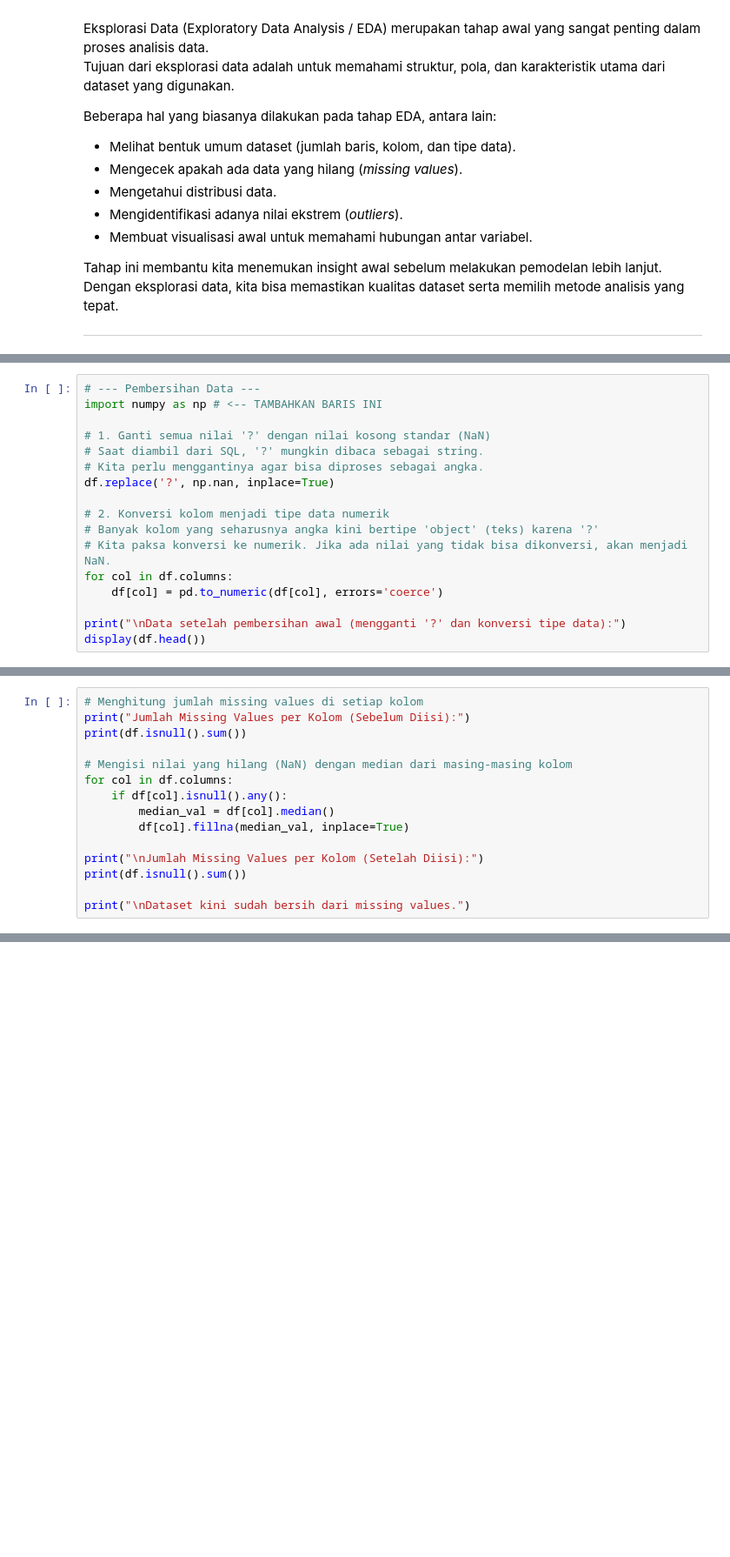
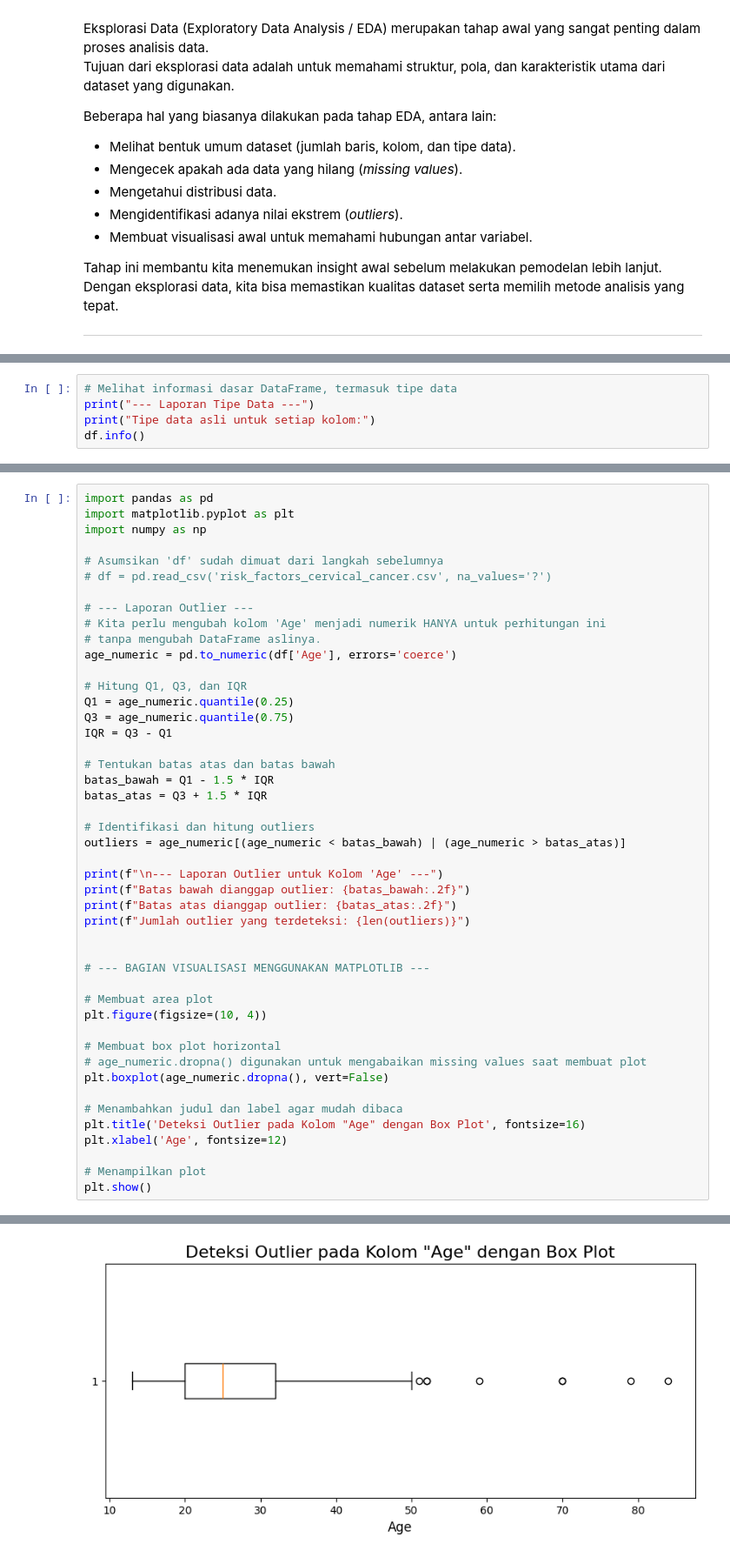
Before and after one commit to mochlintang15-source/PSD, a Jupyter notebook: _sources/EksplorasiData.ipynb, the cells around one changed output, grey strips where cells are left out. Shown at 87% size. Saved outputs shown, nothing was run; the diff lists cells and outputs as text; blank space fills up the shorter version.

```diff
--- a/_sources/EksplorasiData.ipynb
+++ b/_sources/EksplorasiData.ipynb
@@ -58,18 +63,6 @@ Data berhasil diambil dari PostgreSQL.
 # %%
-# --- Pembersihan Data ---
-import numpy as np # <-- TAMBAHKAN BARIS INI
-
-# 1. Ganti semua nilai '?' dengan nilai kosong standar (NaN)
-# Saat diambil dari SQL, '?' mungkin dibaca sebagai string.
-# Kita perlu menggantinya agar bisa diproses sebagai angka.
-df.replace('?', np.nan, inplace=True)
-
-# 2. Konversi kolom menjadi tipe data numerik
-# Banyak kolom yang seharusnya angka kini bertipe 'object' (teks) karena '?'
-# Kita paksa konversi ke numerik. Jika ada nilai yang tidak bisa dikonversi, akan menjadi NaN.
-for col in df.columns:
-    df[col] = pd.to_numeric(df[col], errors='coerce')
-
-print("\nData setelah pembersihan awal (mengganti '?' dan konversi tipe data):")
-display(df.head())
+# Melihat informasi dasar DataFrame, termasuk tipe data
+print("--- Laporan Tipe Data ---")
+print("Tipe data asli untuk setiap kolom:")
+df.info()
 # %% [output]
@@ -110,16 +148,47 @@ memory usage: 241.4 KB
 # %%
-# Menghitung jumlah missing values di setiap kolom
-print("Jumlah Missing Values per Kolom (Sebelum Diisi):")
-print(df.isnull().sum())
+import pandas as pd
+import matplotlib.pyplot as plt
+import numpy as np
 
-# Mengisi nilai yang hilang (NaN) dengan median dari masing-masing kolom
-for col in df.columns:
-    if df[col].isnull().any():
-        median_val = df[col].median()
-        df[col].fillna(median_val, inplace=True)
+# Asumsikan 'df' sudah dimuat dari langkah sebelumnya
+# df = pd.read_csv('risk_factors_cervical_cancer.csv', na_values='?')
 
-print("\nJumlah Missing Values per Kolom (Setelah Diisi):")
-print(df.isnull().sum())
+# --- Laporan Outlier ---
+# Kita perlu mengubah kolom 'Age' menjadi numerik HANYA untuk perhitungan ini
+# tanpa mengubah DataFrame aslinya.
+age_numeric = pd.to_numeric(df['Age'], errors='coerce')
 
-print("\nDataset kini sudah bersih dari missing values.")
+# Hitung Q1, Q3, dan IQR
+Q1 = age_numeric.quantile(0.25)
+Q3 = age_numeric.quantile(0.75)
+IQR = Q3 - Q1
+
+# Tentukan batas atas dan batas bawah
+batas_bawah = Q1 - 1.5 * IQR
+batas_atas = Q3 + 1.5 * IQR
+
+# Identifikasi dan hitung outliers
+outliers = age_numeric[(age_numeric < batas_bawah) | (age_numeric > batas_atas)]
+
+print(f"\n--- Laporan Outlier untuk Kolom 'Age' ---")
+print(f"Batas bawah dianggap outlier: {batas_bawah:.2f}")
+print(f"Batas atas dianggap outlier: {batas_atas:.2f}")
+print(f"Jumlah outlier yang terdeteksi: {len(outliers)}")
+
+
+# --- BAGIAN VISUALISASI MENGGUNAKAN MATPLOTLIB ---
+
+# Membuat area plot
+plt.figure(figsize=(10, 4))
+
+# Membuat box plot horizontal
+# age_numeric.dropna() digunakan untuk mengabaikan missing values saat membuat plot
+plt.boxplot(age_numeric.dropna(), vert=False)
+
+# Menambahkan judul dan label agar mudah dibaca
+plt.title('Deteksi Outlier pada Kolom "Age" dengan Box Plot', fontsize=16)
+plt.xlabel('Age', fontsize=12)
+
+# Menampilkan plot
+plt.show()
 # %% [output]
@@ -143 +199,2 @@ Dataset kini sudah bersih dari missing values.
+[figure, added]
 # %% [markdown]
```
Also changed, not shown: parts of 14 cells of this notebook, 25 other files.
